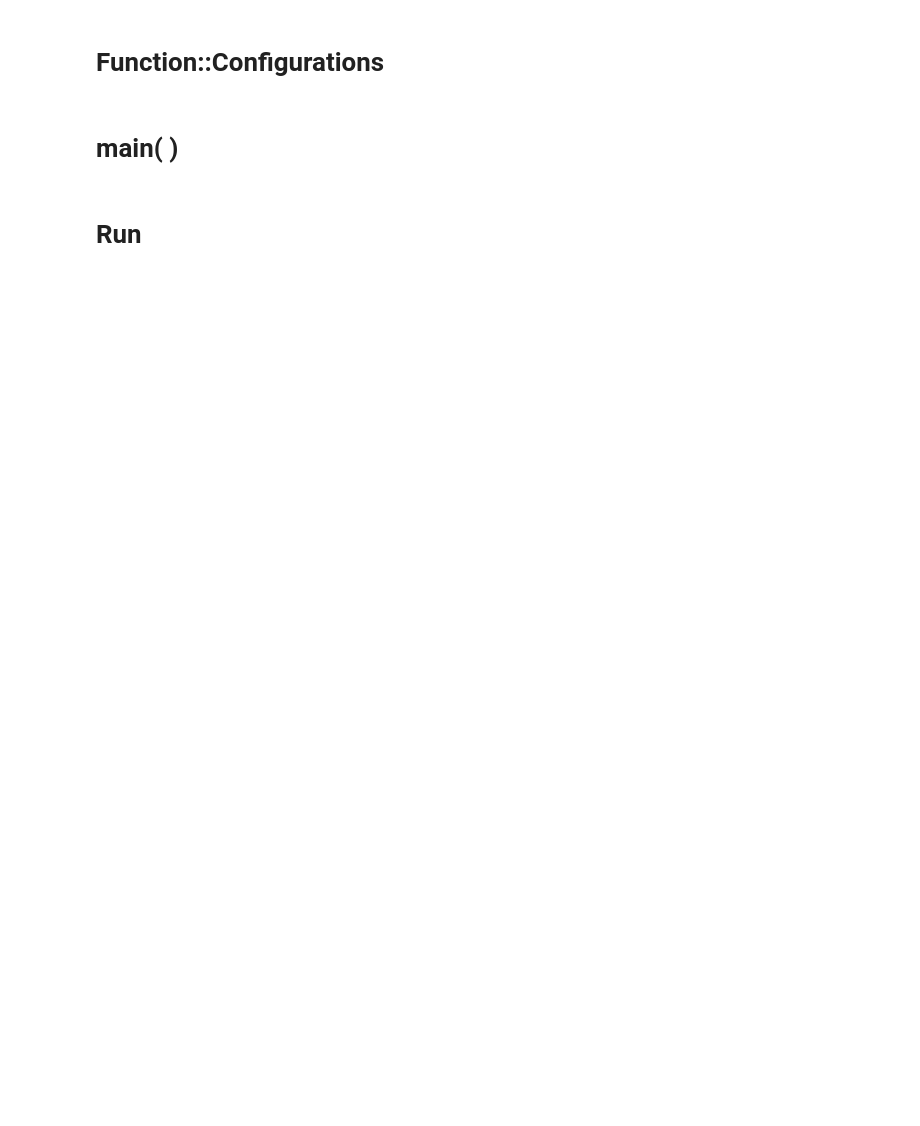
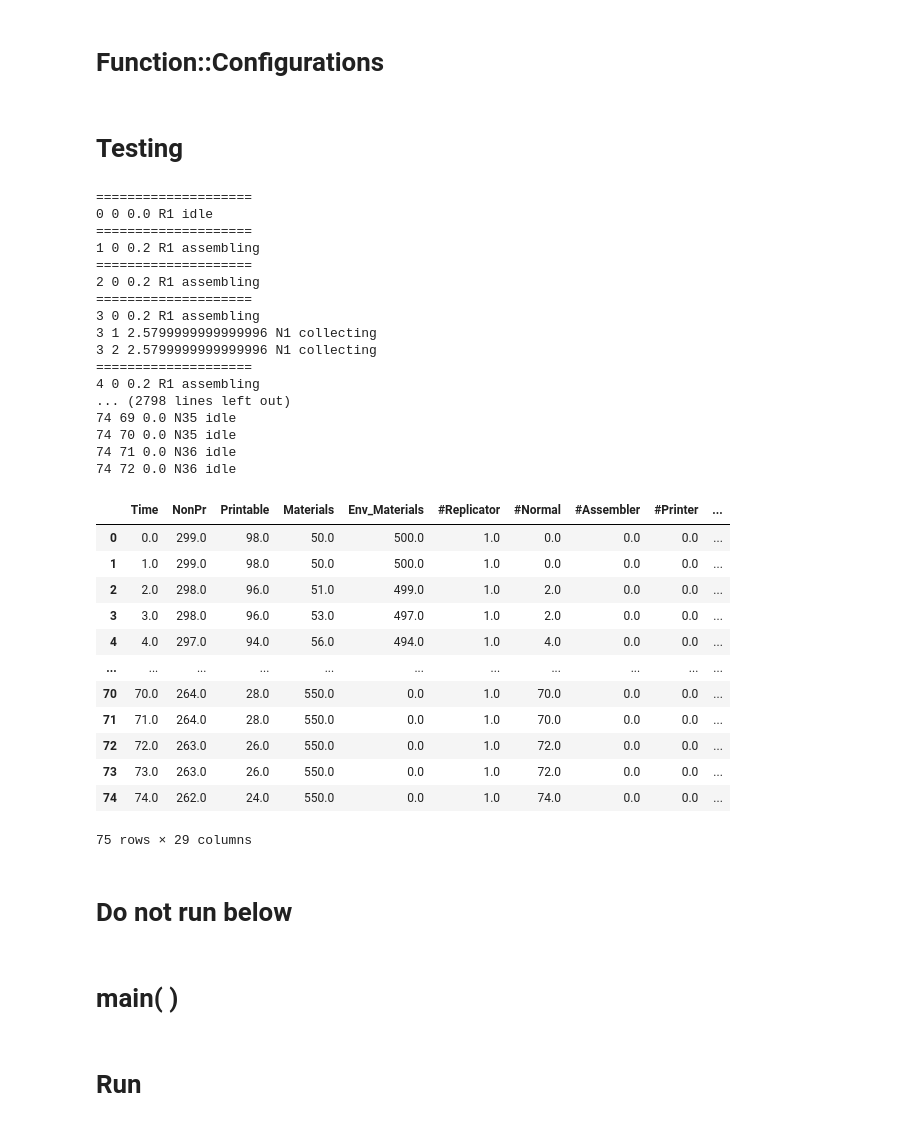
Before and after one commit to vishalgattani/srrs, a Jupyter notebook: srrs.ipynb, the cells around one changed output. Cells and saved outputs as stored; diff of their text form; code cells hidden in the pictures; blank space fills up the shorter version.

```diff
--- a/srrs.ipynb
+++ b/srrs.ipynb
@@ -96,6 +96,12 @@ timecost_replicator = timecost_base+timecost_assemble+timecost_print
 timecost_printer = timecost_base+timecost_print
 timecost_assembler = timecost_base+timecost_assemble
 
+timecost_repair_base = 1
+timecost_repair_normal = timecost_repair_base
+timecost_repair_replicator = timecost_repair_base
+timecost_repair_printer = timecost_repair_base
+timecost_repair_assembler = timecost_repair_base
+
 table_columns = ["Time","NonPr","Printable","Materials","Env_Materials",
 		"#Replicator","#Normal","#Assembler","#Printer",
 		"#Assembling","#Printing","#Collecting","#Idle",
@@ -103,7 +109,7 @@ table_columns = ["Time","NonPr","Printable","Materials","Env_Materials",
 		"Average Build Quality in-service","Average Build Quality of System",
 		"#WasteReplicator","#WasteNormal","#WasteAssembler","#WastePrinter",
 		"Environment Exhaust Time", "Printable Exhaust Time",
-		"NonPr Exhaust Time","Material Exhaust Time"]
+		"NonPr Exhaust Time","Material Exhaust Time","Average Risk"]
 
 
 def resetGlobal(t,r,n,a,p):
@@ -393,6 +469,7 @@ def configHandler(t,totlist,robotlist,useless,checkENV,checkPrint,checkNonPr,che
                 tot_build_qual_inoutservice = tot_build_qual_inoutservice + i.get_buid_qual()
             build_quality_list.append(i.get_buid_qual())
 
+        avg_risk = 0
         for i in robotlist:
             if i.get_curr_task()=="collecting":
                 c_flag+=1
@@ -412,6 +489,9 @@ def configHandler(t,totlist,robotlist,useless,checkENV,checkPrint,checkNonPr,che
                 n_assembler += 1;
             elif(checkType(i, "Printer")):
                 n_printer += 1;
+
+            avg_risk += i.getRisk()
+        avg_risk = avg_risk/len(robotlist)
 
         for i in useless:
             if(checkType(i,"Replicator")):
@@ -467,7 +547,7 @@ def configHandler(t,totlist,robotlist,useless,checkENV,checkPrint,checkNonPr,che
         len(robotlist),len(useless),
         avg_build_qual_inservice,avg_build_qual_inoutservice,
         useless_r_flag,useless_c_flag,useless_a_flag,useless_p_flag,
-        checkENV,checkPrint,checkNonPr,checkMat]
+        checkENV,checkPrint,checkNonPr,checkMat,avg_risk]
 # %%
 def CHO(timesteps,robotlist,df):
     totlist = robotlist
@@ -561,6 +649,59 @@ def CHO(timesteps,robotlist,df):
     df["Assembling Capacity"] = df[["#Assembler", "#Replicator"]].sum(axis=1)
     df["Collection Capacity"] = df[["#Printer", "#Replicator", "#Assembler", "#Normal"]].sum(axis=1)
     return df
+# %% [markdown]
+# Testing
+# %%
+def main(configname,timesteps):
+    build_qual_range = [0.85,0.95]
+    init_build_qual = random.uniform(build_qual_range[0],build_qual_range[1])
+    df = pd.DataFrame(columns = table_columns)
+
+    if configname=="CHO":
+        robot = Robot("Replicator",init_build_qual,rid)
+        robot.setFactory()
+        robotlist = [robot]
+        resetGlobal(timesteps,1,0,0,0)
+        df = CHO(timesteps,robotlist,df)
+#         plotdf(df,configname,["#In", "#Out"])
+
+    display(df)
+
+if __name__ == "__main__":
+    main("CHO",75) #2000
+# %% [output]
+====================
+0 0 0.0 R1 idle
+====================
+1 0 0.2 R1 assembling
+====================
+2 0 0.2 R1 assembling
+====================
+3 0 0.2 R1 assembling
+3 1 2.5799999999999996 N1 collecting
+3 2 2.5799999999999996 N1 collecting
+====================
+4 0 0.2 R1 assembling
+... (2798 lines left out)
+74 69 0.0 N35 idle
+74 70 0.0 N35 idle
+74 71 0.0 N36 idle
+74 72 0.0 N36 idle
+|  | Time | NonPr | Printable | Materials | Env_Materials | #Replicator | #Normal | #Assembler | #Printer | ... |
+| 0 | 0.0 | 299.0 | 98.0 | 50.0 | 500.0 | 1.0 | 0.0 | 0.0 | 0.0 | ... |
+| 1 | 1.0 | 299.0 | 98.0 | 50.0 | 500.0 | 1.0 | 0.0 | 0.0 | 0.0 | ... |
+| 2 | 2.0 | 298.0 | 96.0 | 51.0 | 499.0 | 1.0 | 2.0 | 0.0 | 0.0 | ... |
+| 3 | 3.0 | 298.0 | 96.0 | 53.0 | 497.0 | 1.0 | 2.0 | 0.0 | 0.0 | ... |
+| 4 | 4.0 | 297.0 | 94.0 | 56.0 | 494.0 | 1.0 | 4.0 | 0.0 | 0.0 | ... |
+| ... | ... | ... | ... | ... | ... | ... | ... | ... | ... | ... |
+| 70 | 70.0 | 264.0 | 28.0 | 550.0 | 0.0 | 1.0 | 70.0 | 0.0 | 0.0 | ... |
+| 71 | 71.0 | 264.0 | 28.0 | 550.0 | 0.0 | 1.0 | 70.0 | 0.0 | 0.0 | ... |
+| 72 | 72.0 | 263.0 | 26.0 | 550.0 | 0.0 | 1.0 | 72.0 | 0.0 | 0.0 | ... |
+| 73 | 73.0 | 263.0 | 26.0 | 550.0 | 0.0 | 1.0 | 72.0 | 0.0 | 0.0 | ... |
+| 74 | 74.0 | 262.0 | 24.0 | 550.0 | 0.0 | 1.0 | 74.0 | 0.0 | 0.0 | ... |
+75 rows × 29 columns
+# %% [markdown]
+# Do not run below
 # %%
 def DHO(timesteps,robotlist,df):
     totlist = robotlist
```
Also changed, not shown: parts of 5 cells of this notebook.
